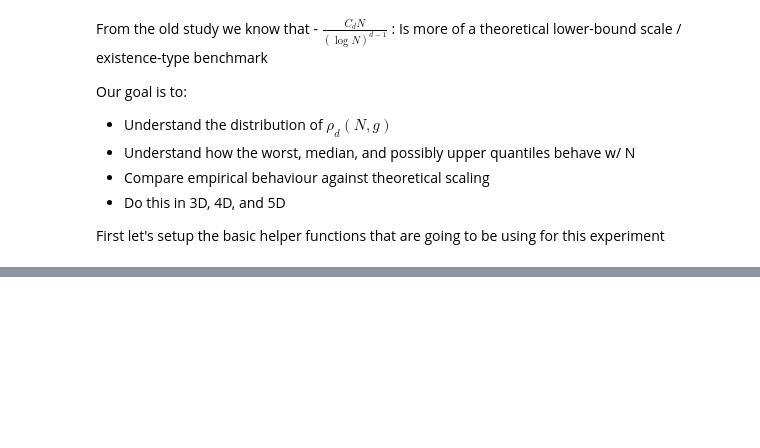
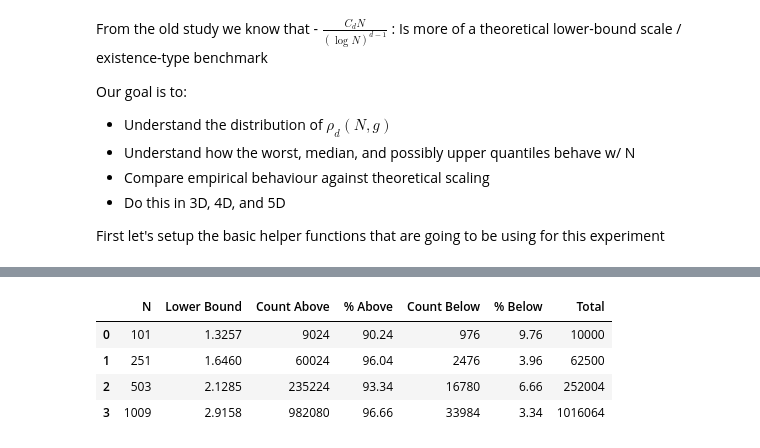
Before and after one commit to Paul-F7/kronecker-project, a Jupyter notebook: phase4.ipynb, the cells around one changed output, grey strips where cells are left out. Cells and saved outputs as stored; diff of their text form; code cells hidden in the pictures; blank space fills up the shorter version.

```diff
--- a/phase4.ipynb
+++ b/phase4.ipynb
@@ -237,8 +32,0 @@ pd.DataFrame([summary for _, summary in histogram_results.values()])
-# %%
-df = histogram_results[(3, 101)][0]
-
-plt.hist(df["rho"], bins=40, weights=df["weight"])
-plt.title("Distribution of rho values (d=3, N=101)")
-plt.xlabel("rho")
-plt.ylabel("weighted count")
-plt.show()
@@ -311,0 +33,16 @@ First some helpers
+# %%
+DELTA = 0.5   # any δ > 0 works; 0.5 is a common choice
+C = 1.0  # placeholder — treat the bound as up to a constant factor
+
+def psi(N: int) -> float:
+    """ψ(N) = (log N)(log log N)^(1+δ) for N >= 3, else 1"""
+    if N < 3:
+        return 1.0
+    log_N = np.log(N)
+    log_log_N = np.log(log_N)
+    return log_N * (log_log_N ** (1 + DELTA))
+
+
+def rho_lower_bound(N: int, d: int) -> float:
+    """Lower bound: ρ_d(N, α) >= cN / ψ(N)^(d-1)"""
+    return (C * N) / (psi(N) ** (d - 1))
@@ -311,0 +126,25 @@ First some helpers
+# %%
+rows = []
+for N, df in raw_distributions.items():
+    lb = rho_lower_bound(N, d=3)
+    count_above = (df['rho'] >= lb).sum()
+    count_below = (df['rho'] < lb).sum()
+    total = len(df)
+    rows.append({
+        'N': N,
+        'Lower Bound': round(lb, 4),
+        'Count Above': count_above,
+        '% Above': round(100 * count_above / total, 2),
+        'Count Below': count_below,
+        '% Below': round(100 * count_below / total, 2),
+        'Total': total,
+    })
+
+bound_check_df = pd.DataFrame(rows)
+display(bound_check_df)
+# %% [output]
+|  | N | Lower Bound | Count Above | % Above | Count Below | % Below | Total |
+| 0 | 101 | 1.3257 | 9024 | 90.24 | 976 | 9.76 | 10000 |
+| 1 | 251 | 1.6460 | 60024 | 96.04 | 2476 | 3.96 | 62500 |
+| 2 | 503 | 2.1285 | 235224 | 93.34 | 16780 | 6.66 | 252004 |
+| 3 | 1009 | 2.9158 | 982080 | 96.66 | 33984 | 3.34 | 1016064 |
```
Also changed, not shown: parts of 15 cells of this notebook, 1 other file.
